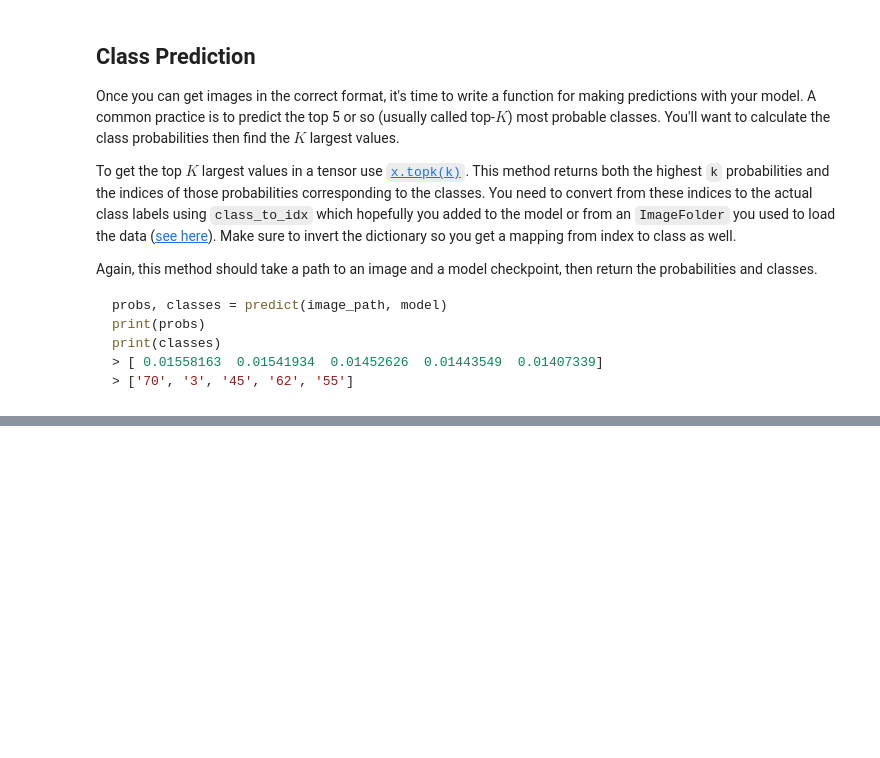
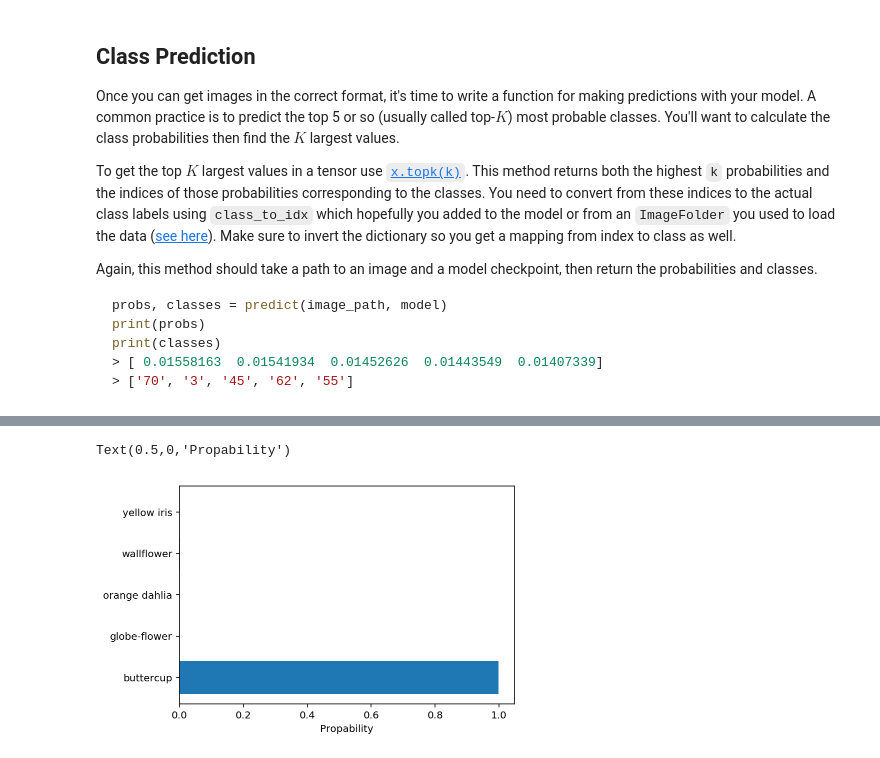
Before and after one commit to M41T3/AIPND_Image_Classifier, a Jupyter notebook: Image Classifier Project.ipynb, the cells around one changed output, grey strips where cells are left out. Saved outputs shown, nothing was run; the diff lists cells and outputs as text; code cells hidden in the pictures; blank space fills up the shorter version.

````diff
--- a/Image Classifier Project.ipynb
+++ b/Image Classifier Project.ipynb
@@ -316,7 +298,7 @@ def load_model(filepath):
                  checkpoint["output_size"], state_dict = checkpoint["state_dict"] )
 # %%
 #test load model
-model = load_model('checkpoint_1024_512_logsigmoid.pth')
+model = load_model('checkpoint_1024_512_softmax.pth')
 # %% [markdown]
 # Inference for classification
 
@@ -383,11 +365,3 @@ def process_image(image):
     #print(np_image.dtype)
 
     return np_image.transpose(2,0,1).astype(np.float32) # transpose ndarray
-# %%
-#debug test
-
-image = Image.open("buttercup_flower_test.jpg")
-im = process_image(image)
-#print(im.dtype)
-
-imshow(im)
@@ -433,20 +405,3 @@ print(classes)
 > [ 0.01558163  0.01541934  0.01452626  0.01443549  0.01407339]
 > ['70', '3', '45', '62', '55']
 ```
-# %%
-def predict(image_path, model, topk=5):
-    ''' Predict the class (or classes) of an image using a trained deep learning model.
-    '''
-
-    image = process_image(Image.open(image_path))
-    image_tensor = torch.from_numpy(image)
-    image_tensor.type(torch.DoubleTensor)
-
-    model.eval()
-    with torch.no_grad():
-        output = model.forward(image_tensor.unsqueeze(0))
-    top_k = torch.topk(output, topk)
-    print(top_k)
-
-    #return probs , classes
-    # TODO: Implement the code to predict the class from an image file
@@ -467,0 +465,7 @@ You can convert from the class integer encoding to actual flower names with the
+# %%
+# highest on top!!
+plt.barh(flower_name, probs)
+plt.xlabel("Propability")
+# %% [output]
+Text(0.5,0,'Propability')
+[figure, added]
````
Also changed, not shown: parts of 15 cells of this notebook.
